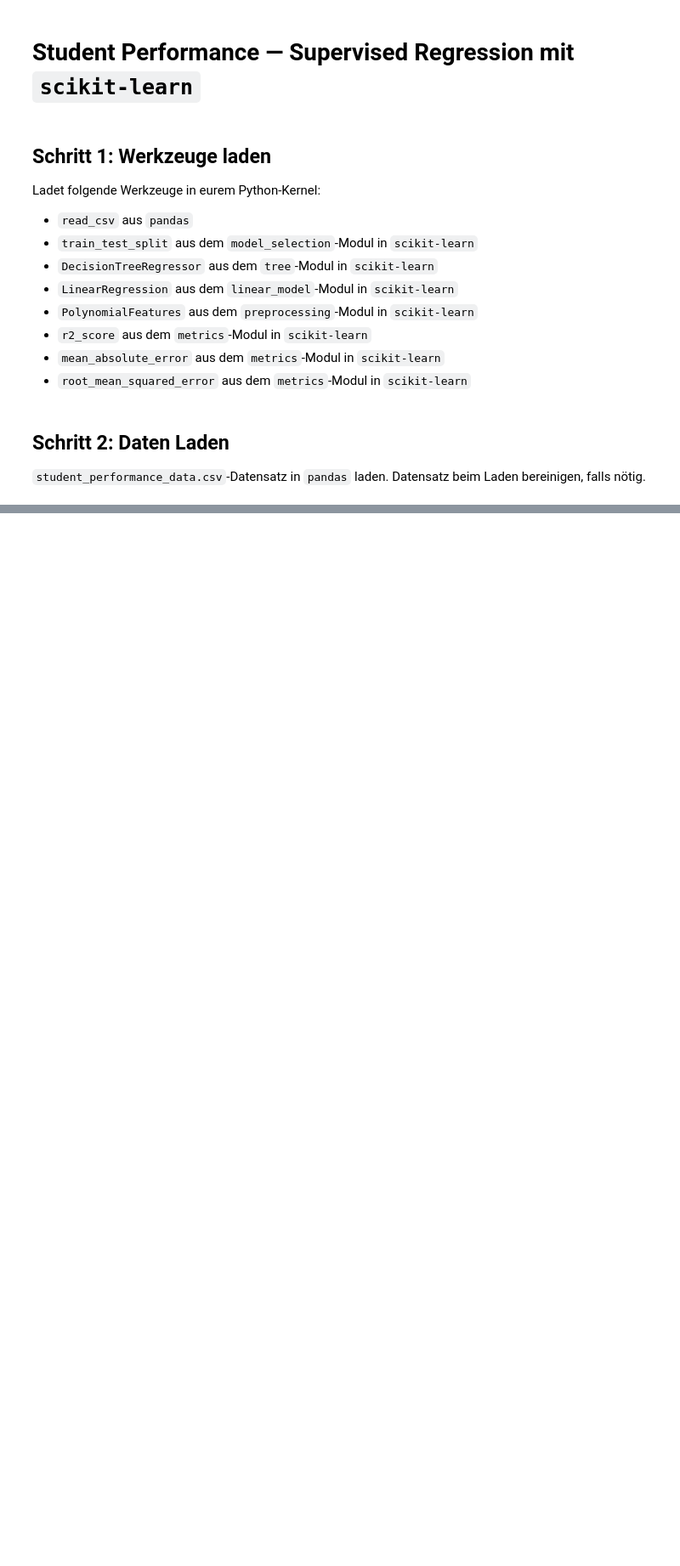
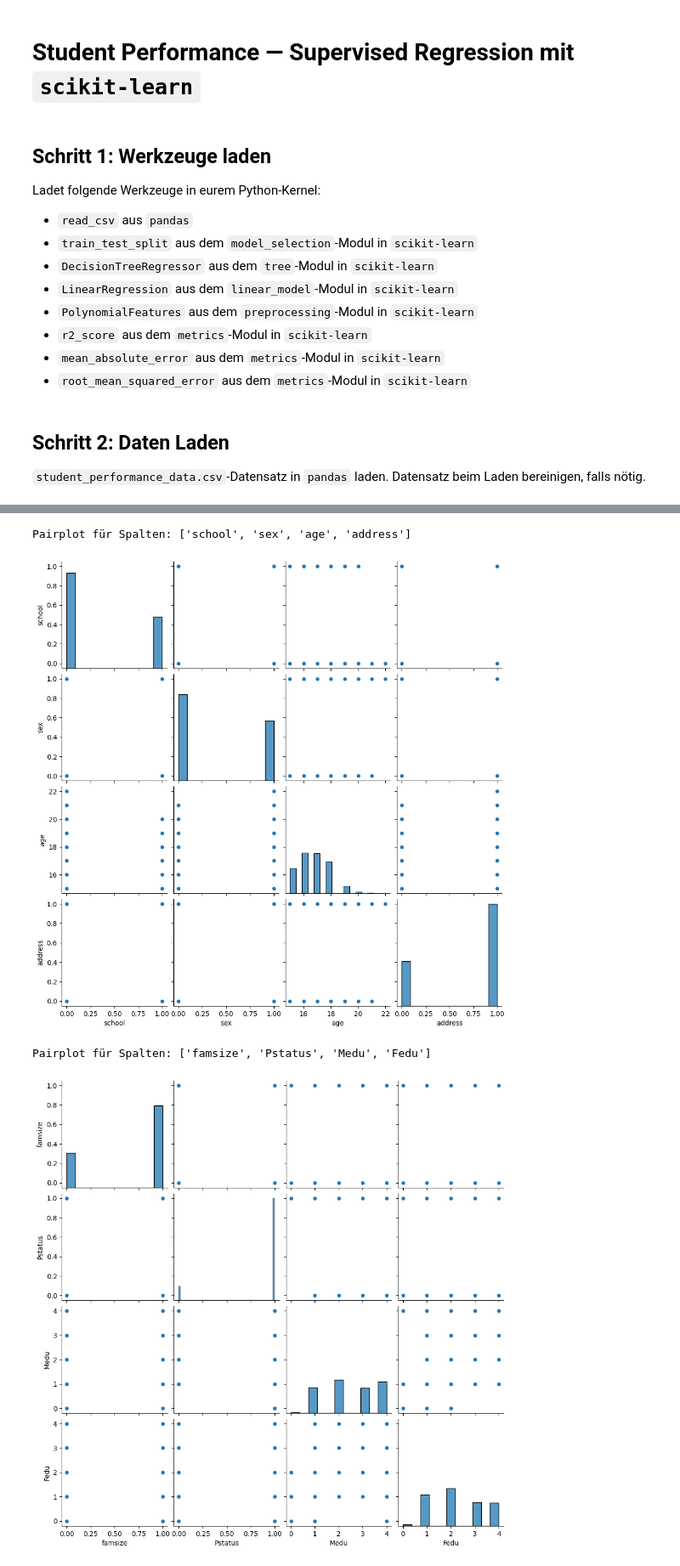
Before and after one commit to paulbattel2006-coder/Student-Performance-Dataset, a Jupyter notebook: notebooks/paul_fabian_student_performance copy.ipynb, the cells around one changed output, grey strips where cells are left out. Shown at 85% size. Saved outputs shown, nothing was run; the diff lists cells and outputs as text; code cells hidden in the pictures; blank space fills up the shorter version.

```diff
--- a/notebooks/paul_fabian_student_performance copy.ipynb
+++ b/notebooks/paul_fabian_student_performance copy.ipynb
@@ -50,0 +390,29 @@ data = data.dropna()
+# %%
+def pairplot(df, chunk_size=4):
+    # Nur numerische Spalten verwenden
+    numeric_cols = df.select_dtypes(include=np.number).columns.tolist()
+
+    # Optional: Zielvariable G3 ans Ende setzen
+    if "G3" in numeric_cols:
+        numeric_cols = [col for col in numeric_cols if col != "G3"] + ["G3"]
+
+    # Pairplots in Blöcken erzeugen
+    for i in range(0, len(numeric_cols), chunk_size):
+        cols = numeric_cols[i:i + chunk_size]
+
+        print(f"Pairplot für Spalten: {cols}")
+
+        sns.pairplot(
+            df[cols].dropna(),
+            diag_kind="hist",
+            corner=False
+        )
+
+        plt.show()
+# %%
+pairplot(df, chunk_size=4)
+# %% [output]
+Pairplot für Spalten: ['school', 'sex', 'age', 'address']
+[figure, added]
+Pairplot für Spalten: ['famsize', 'Pstatus', 'Medu', 'Fedu']
+[figure, added]
```
Also changed, not shown: parts of 10 cells of this notebook, 1 other file.
